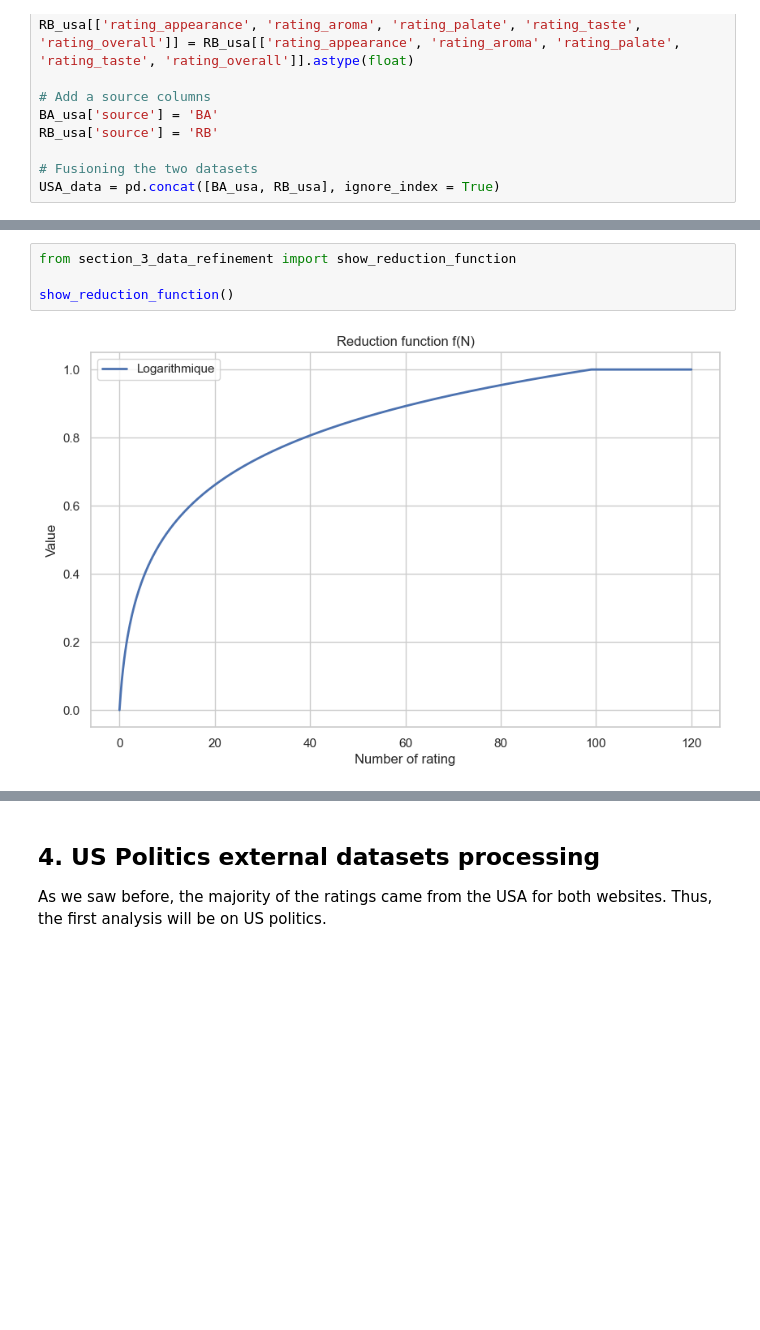
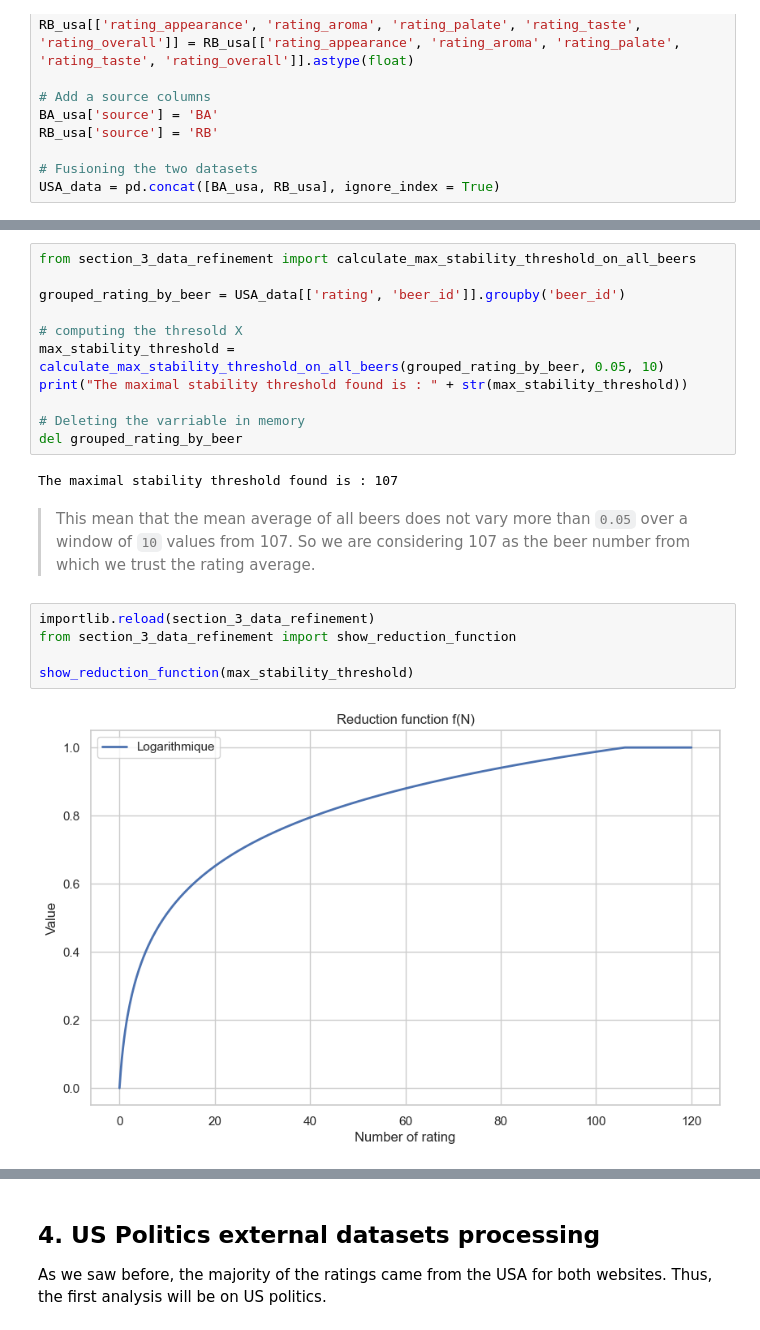
Before and after one commit to epfl-ada/ada-2024-project-casiervert952, a Jupyter notebook: results.ipynb, the cells around one changed output, grey strips where cells are left out. Cells and saved outputs as stored; diff of their text form; blank space fills up the shorter version.

Commit message:
Add the computation of trusting thresold

````diff
--- a/results.ipynb
+++ b/results.ipynb
@@ -472,9 +474,25 @@
+# %%
+from section_3_data_refinement import calculate_max_stability_threshold_on_all_beers
+
+grouped_rating_by_beer = USA_data[['rating', 'beer_id']].groupby('beer_id')
+
+# computing the thresold X
+max_stability_threshold = calculate_max_stability_threshold_on_all_beers(grouped_rating_by_beer, 0.05, 10)
+print("The maximal stability threshold found is : " + str(max_stability_threshold))
+
+# Deleting the varriable in memory
+del grouped_rating_by_beer
+# %% [output]
+The maximal stability threshold found is : 107
+# %% [markdown]
+> This mean that the mean average of all beers does not vary more than ```0.05``` over a window of ```10``` values from 107. So we are considering 107 as the beer number from which we trust the rating average.
 # %%
+importlib.reload(section_3_data_refinement)
 from section_3_data_refinement import show_reduction_function
 
-show_reduction_function()
+show_reduction_function(max_stability_threshold)
 # %% [output]
-[figure, old version]
+[figure, new version]
 # %%
 from section_3_data_refinement import logarithmic
 
````
Also changed, not shown: parts of 8 cells of this notebook, 1 other file.
